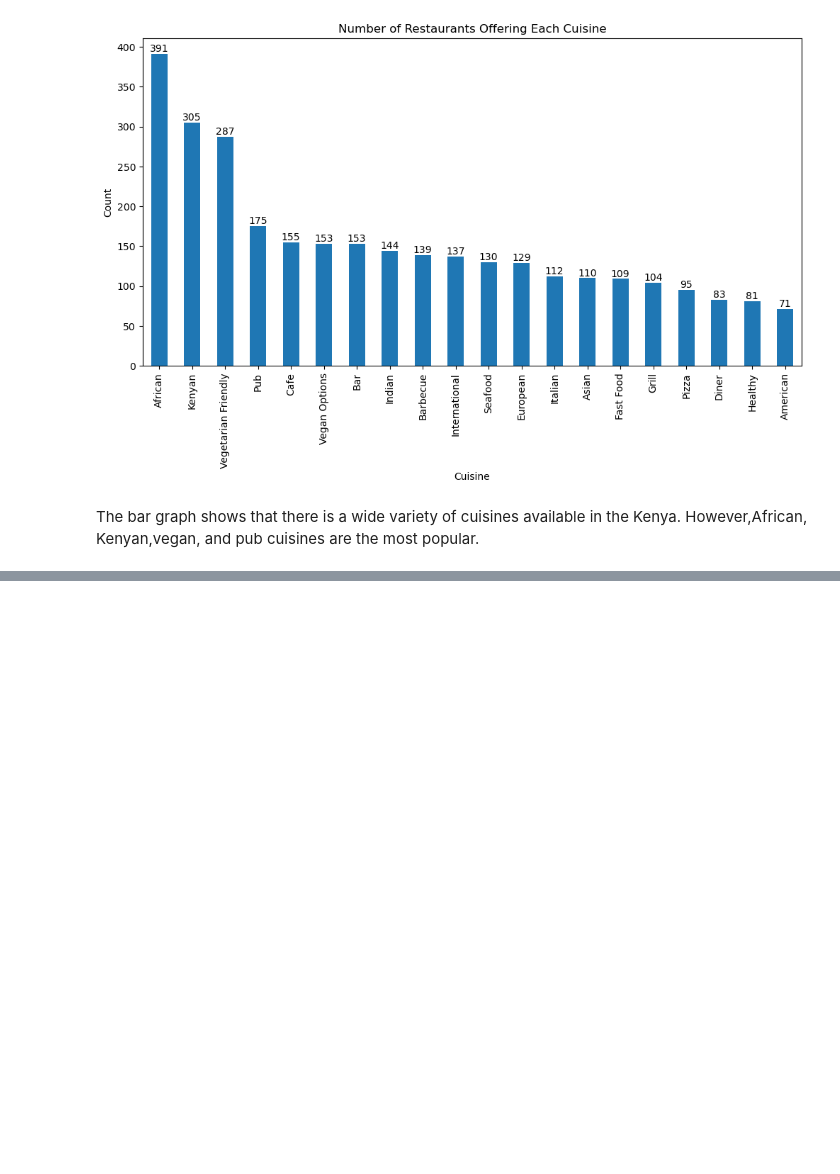
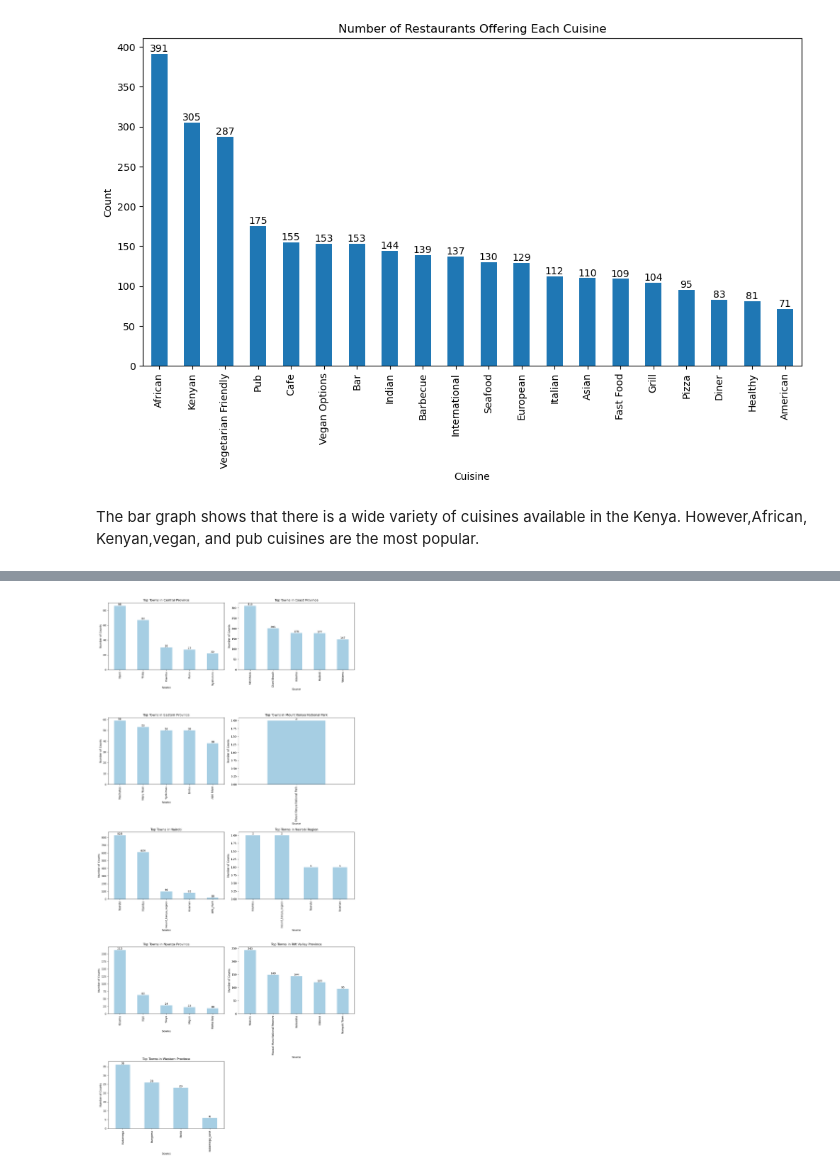
Before and after one commit to Ivan3864/Flavors-of-Kenya-The-Restaurant-Recommender, a Jupyter notebook: Notebook.ipynb, the cells around one changed output, grey strips where cells are left out. Drawn from its saved outputs; the diff is of its cells as text; code cells hidden in the pictures; blank space fills up the shorter version.

Commit message:
Visualizing Top Towns by Province

```diff
--- a/Notebook.ipynb
+++ b/Notebook.ipynb
@@ -959,0 +964,52 @@ The bar graph shows that there is a wide variety of cuisines available in the Ke
+# %%
+# Group the data by 'province' and 'source', and count the occurrences
+province_source_counts = final_data.groupby(['province', 'source']).size().unstack().fillna(0)
+
+# Calculate the top five sources for each province
+top_sources_per_province = {}
+for province in province_source_counts.index:
+    top_sources = province_source_counts.loc[province].sort_values(ascending=False).head(5)
+    top_sources_per_province[province] = top_sources
+
+# Calculate the number of rows and columns needed for the plots
+num_plots = len(top_sources_per_province)
+num_rows = (num_plots + 1) // 2  # Two plots per row
+num_cols = 2
+
+# Create a figure with subplots
+fig, axes = plt.subplots(num_rows, num_cols, figsize=(14, 6 * num_rows))
+
+# Flatten the axes array for easier indexing
+axes = axes.flatten()
+
+# Create a separate plot for each province
+for i, (province, top_sources) in enumerate(top_sources_per_province.items()):
+    ax = axes[i]
+
+    # Filter sources with counts greater than zero
+    top_sources = top_sources[top_sources > 0]
+
+    if not top_sources.empty:
+        colors = plt.cm.Paired(range(len(top_sources)))
+        top_sources.plot(kind='bar', colormap='Paired', ax=ax)
+
+        # Add counts on top of the bars
+        for j, count in enumerate(top_sources):
+            ax.text(j, count, str(int(count)), ha='center', va='bottom', fontsize=10)
+
+        # Add labels and title
+        ax.set_xlabel('Source')
+        ax.set_ylabel('Number of Counts')
+        ax.set_title(f'Top Towns in {province}')
+
+# Remove any empty subplots
+for i in range(num_plots, num_rows * num_cols):
+    fig.delaxes(axes[i])
+
+# Ensure proper spacing between subplots
+plt.tight_layout()
+
+# Show the plots
+plt.show()
+# %% [output]
+[figure, added]
```
Also changed, not shown: parts of 2 cells of this notebook.
